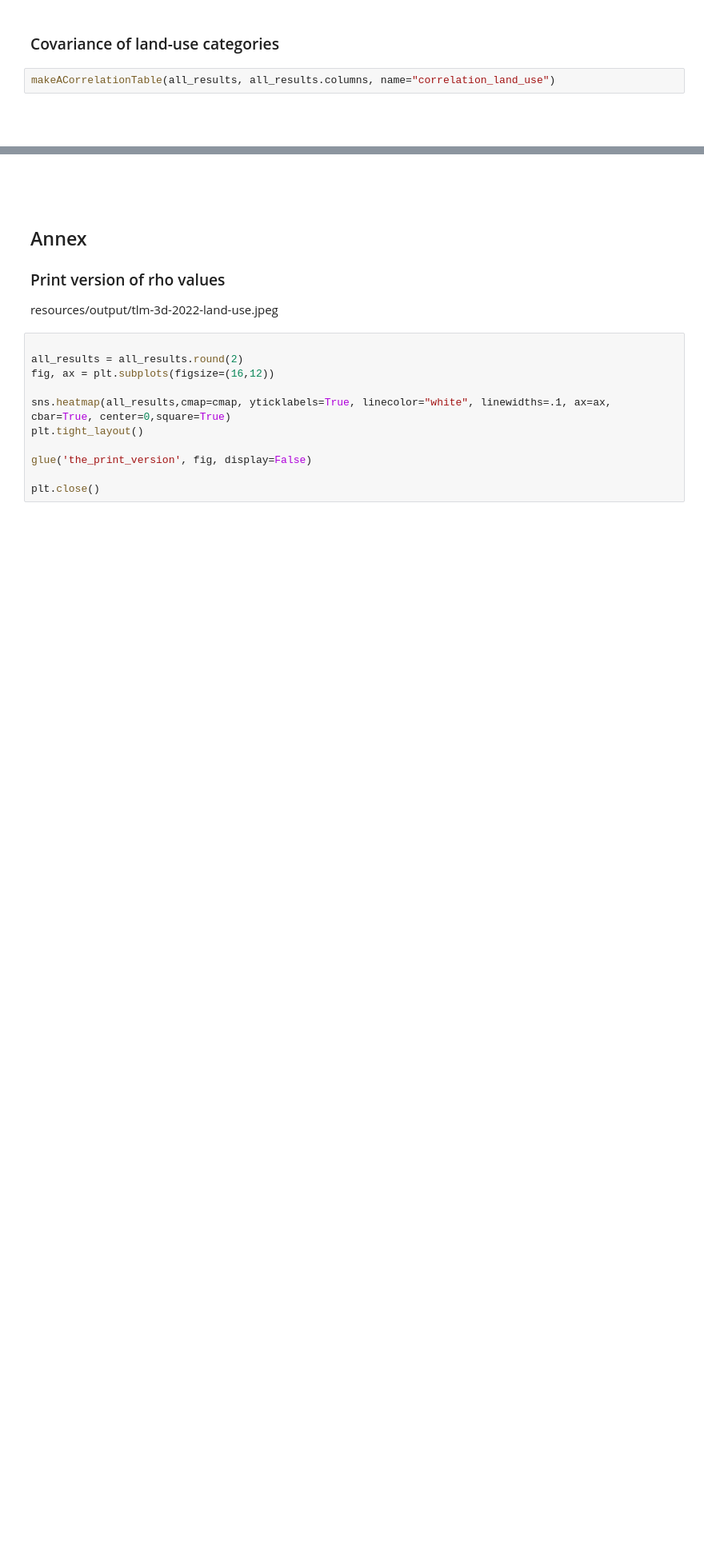
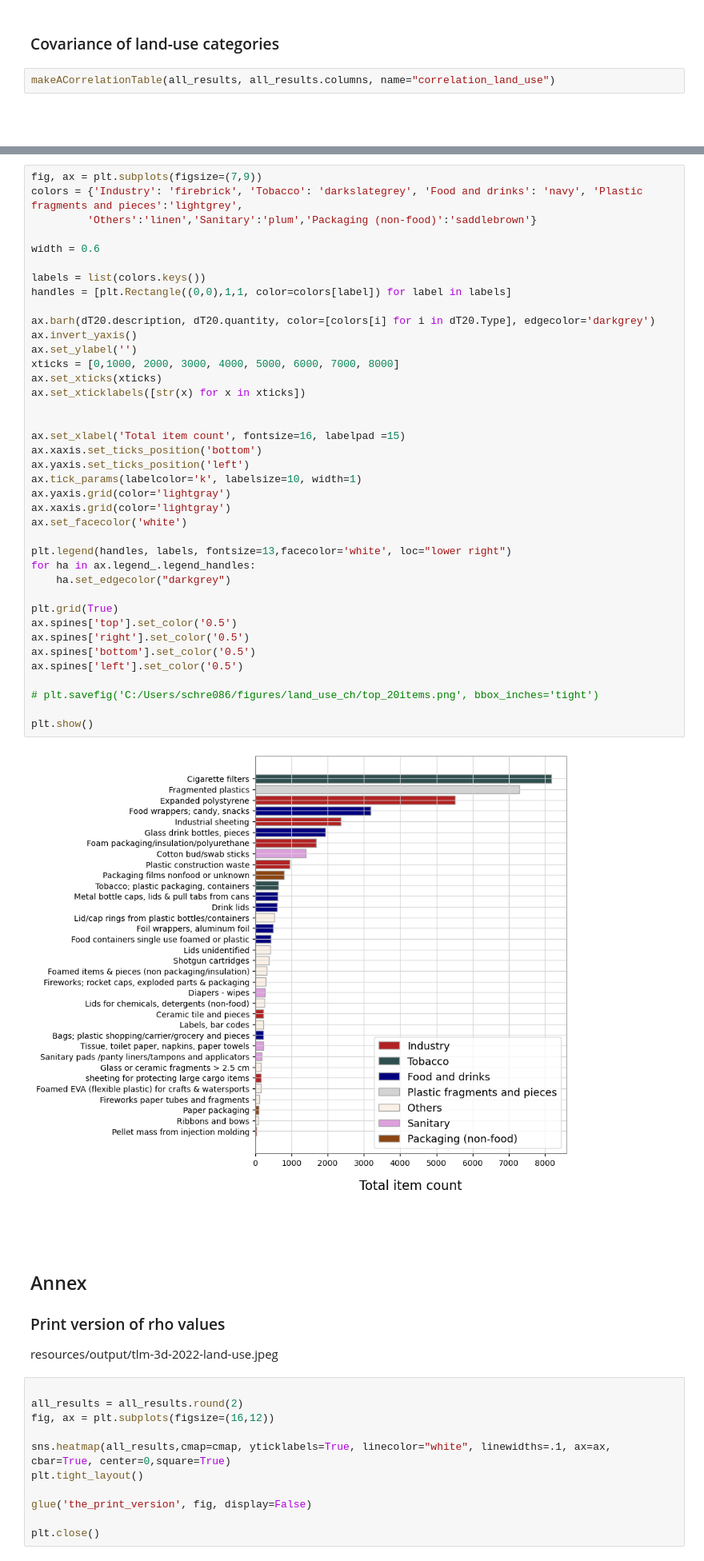
Before and after one commit to hammerdirt-analyst/landuse, a Jupyter notebook: _build/jupyter_execute/hex-3000-m.ipynb, the cells around one changed output, grey strips where cells are left out. Shown at 80% size. Drawn from its saved outputs; the diff is of its cells as text; blank space fills up the shorter version.

Commit message:
new build with updated charts

````diff
--- a/_build/jupyter_execute/hex-3000-m.ipynb
+++ b/_build/jupyter_execute/hex-3000-m.ipynb
@@ -1153,3 +1235,44 @@ glue('total_correlations', bfr, display=False)
+# %%
+fig, ax = plt.subplots(figsize=(7,9))
+colors = {'Industry': 'firebrick', 'Tobacco': 'darkslategrey', 'Food and drinks': 'navy', 'Plastic fragments and pieces':'lightgrey',
+         'Others':'linen','Sanitary':'plum','Packaging (non-food)':'saddlebrown'}
+
+width = 0.6
+
+labels = list(colors.keys())
+handles = [plt.Rectangle((0,0),1,1, color=colors[label]) for label in labels]
+
+ax.barh(dT20.description, dT20.quantity, color=[colors[i] for i in dT20.Type], edgecolor='darkgrey')
+ax.invert_yaxis()
+ax.set_ylabel('')
+xticks = [0,1000, 2000, 3000, 4000, 5000, 6000, 7000, 8000]
+ax.set_xticks(xticks)
+ax.set_xticklabels([str(x) for x in xticks])
+
+
+ax.set_xlabel('Total item count', fontsize=16, labelpad =15)
+ax.xaxis.set_ticks_position('bottom')
+ax.yaxis.set_ticks_position('left')
+ax.tick_params(labelcolor='k', labelsize=10, width=1)
+ax.yaxis.grid(color='lightgray')
+ax.xaxis.grid(color='lightgray')
+ax.set_facecolor('white')
+
+plt.legend(handles, labels, fontsize=13,facecolor='white', loc="lower right")
+for ha in ax.legend_.legend_handles:
+    ha.set_edgecolor("darkgrey")
+
+plt.grid(True)
+ax.spines['top'].set_color('0.5')
+ax.spines['right'].set_color('0.5')
+ax.spines['bottom'].set_color('0.5')
+ax.spines['left'].set_color('0.5')
+
+# plt.savefig('C:/Users/schre086/figures/land_use_ch/top_20items.png', bbox_inches='tight')
+
+plt.show()
+# %% [output]
+[figure, added]
 # %% [markdown]
 ```{glue:figure} total_correlations
 ```
````
Also changed, not shown: parts of 6 cells of this notebook, 19 other files.
